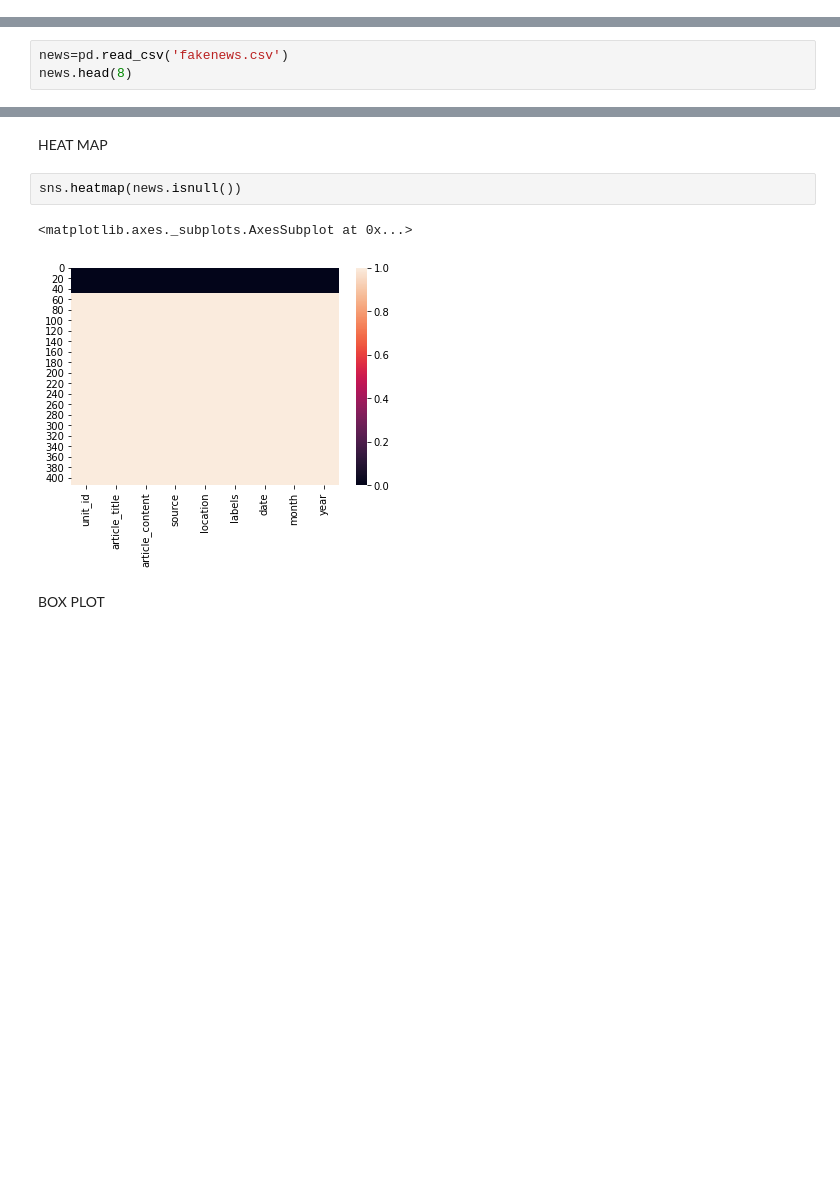
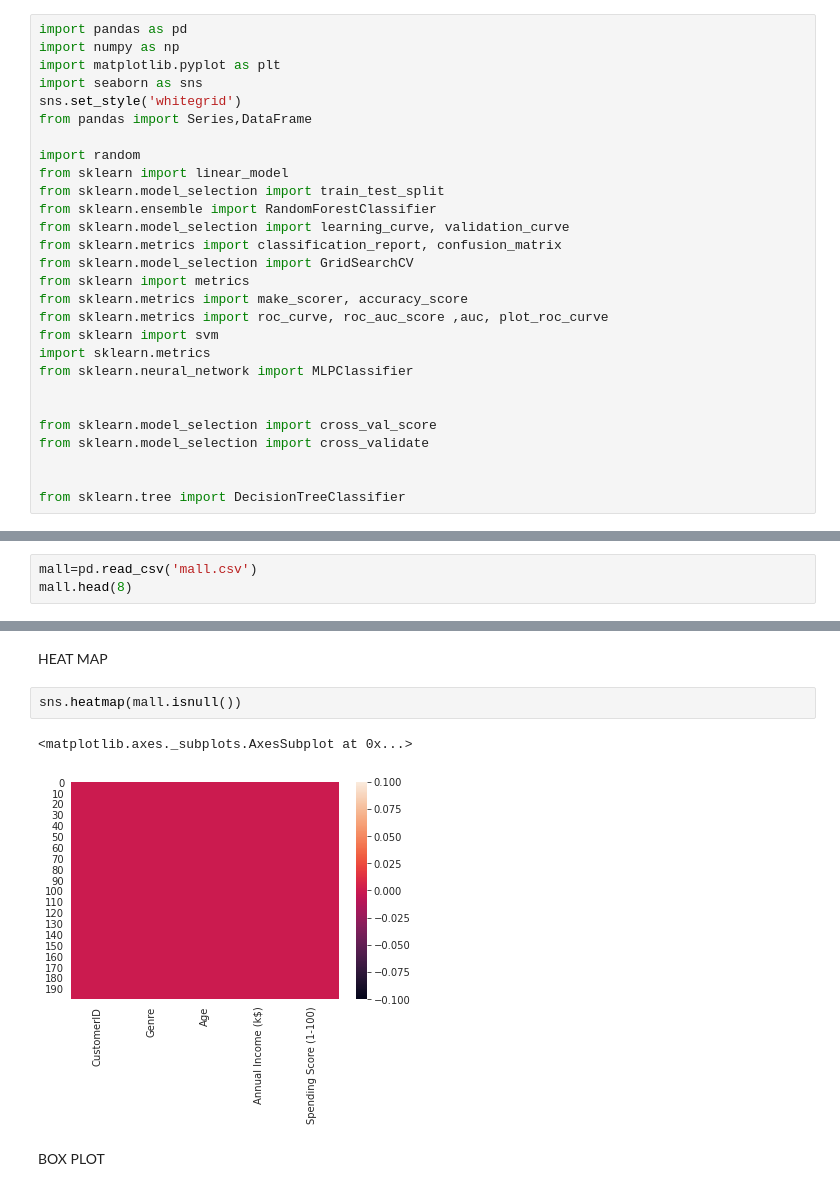
Before and after one commit to Kiranmayi18/Basic, a Jupyter notebook: Untitled5.ipynb, the cells around one changed output, grey strips where cells are left out. Cells and saved outputs as stored; diff of their text form; blank space fills up the shorter version.

```diff
--- a/Untitled5.ipynb
+++ b/Untitled5.ipynb
@@ -16,6 +10,34 @@ import seaborn as sns
+# %%
+import pandas as pd
+import numpy as np
+import matplotlib.pyplot as plt
+import seaborn as sns
+sns.set_style('whitegrid')
+from pandas import Series,DataFrame
+
+import random
+from sklearn import linear_model
+from sklearn.model_selection import train_test_split
+from sklearn.ensemble import RandomForestClassifier
+from sklearn.model_selection import learning_curve, validation_curve
+from sklearn.metrics import classification_report, confusion_matrix
+from sklearn.model_selection import GridSearchCV
+from sklearn import metrics
+from sklearn.metrics import make_scorer, accuracy_score
+from sklearn.metrics import roc_curve, roc_auc_score ,auc, plot_roc_curve
+from sklearn import svm
+import sklearn.metrics
+from sklearn.neural_network import MLPClassifier
+
+
+from sklearn.model_selection import cross_val_score
+from sklearn.model_selection import cross_validate
+
+
+from sklearn.tree import DecisionTreeClassifier
 # %% [markdown]
 READ THE DATASET
 # %%
-news=pd.read_csv('fakenews.csv')
-news.head(8)
+mall=pd.read_csv('mall.csv')
+mall.head(8)
 # %% [output]
@@ -54,10 +76,10 @@ plt.show()
 # %% [markdown]
 HEAT MAP
 # %%
-sns.heatmap(news.isnull())
+sns.heatmap(mall.isnull())
 # %% [output]
 <matplotlib.axes._subplots.AxesSubplot at 0x...>
-[figure, old version]
+[figure, new version]
 # %% [markdown]
 BOX PLOT
 # %%
```
Also changed, not shown: parts of 51 cells of this notebook.
